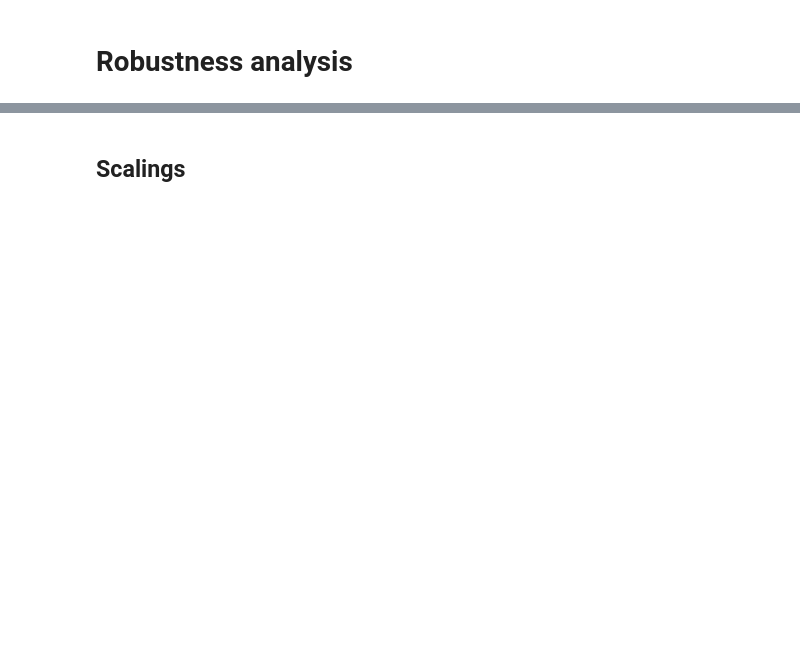
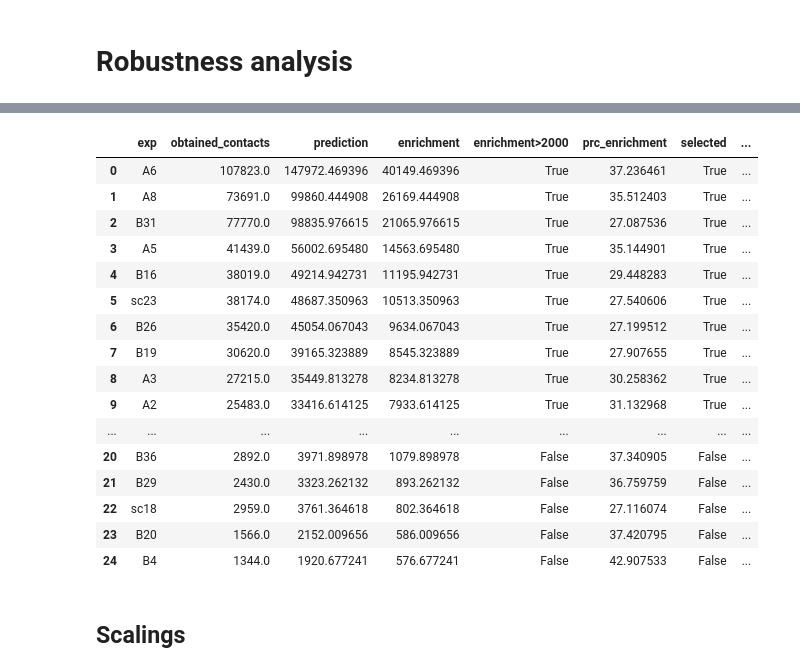
Before and after one commit to agalitsyna/sc_dros, a Jupyter notebook: WD/01_QC.ipynb, the cells around one changed output, grey strips where cells are left out. Saved outputs shown, nothing was run; the diff lists cells and outputs as text; code cells hidden in the pictures; blank space fills up the shorter version.

```diff
--- a/WD/01_QC.ipynb
+++ b/WD/01_QC.ipynb
@@ -44,0 +117,32 @@ plt.legend()
+# %%
+def retrieve_enrichment(x):
+    max_pred = x.loc[x['mode']=='prediction_max', 'pred_y'].values[0]
+    max_obs = x.loc[x['mode']=='observation_max', 'means_y'].values[0]
+    return pd.DataFrame({'obtained_contacts':[max_obs],
+                         'prediction':[max_pred],
+                         'enrichment':[max_pred-max_obs],
+                        'enrichment>2000':[max_pred-max_obs>2000],
+                        'prc_enrichment':[100*(max_pred-max_obs)/max_obs],
+                        'raw_reads':[x['len_idxfa'].values[0][0]]})
+
+df_experiments_selection = df_robustness_processed.groupby('exp').apply(retrieve_enrichment).sort_values('enrichment', ascending=False).reset_index().drop('level_1', axis=1)
+# %%
+df_experiments_selection.head(25)
+# %% [output]
+|  | exp | obtained_contacts | prediction | enrichment | enrichment>2000 | prc_enrichment | selected | ... |
+| 0 | A6 | 107823.0 | 147972.469396 | 40149.469396 | True | 37.236461 | True | ... |
+| 1 | A8 | 73691.0 | 99860.444908 | 26169.444908 | True | 35.512403 | True | ... |
+| 2 | B31 | 77770.0 | 98835.976615 | 21065.976615 | True | 27.087536 | True | ... |
+| 3 | A5 | 41439.0 | 56002.695480 | 14563.695480 | True | 35.144901 | True | ... |
+| 4 | B16 | 38019.0 | 49214.942731 | 11195.942731 | True | 29.448283 | True | ... |
+| 5 | sc23 | 38174.0 | 48687.350963 | 10513.350963 | True | 27.540606 | True | ... |
+| 6 | B26 | 35420.0 | 45054.067043 | 9634.067043 | True | 27.199512 | True | ... |
+| 7 | B19 | 30620.0 | 39165.323889 | 8545.323889 | True | 27.907655 | True | ... |
+| 8 | A3 | 27215.0 | 35449.813278 | 8234.813278 | True | 30.258362 | True | ... |
+| 9 | A2 | 25483.0 | 33416.614125 | 7933.614125 | True | 31.132968 | True | ... |
+| ... | ... | ... | ... | ... | ... | ... | ... | ... |
+| 20 | B36 | 2892.0 | 3971.898978 | 1079.898978 | False | 37.340905 | False | ... |
+| 21 | B29 | 2430.0 | 3323.262132 | 893.262132 | False | 36.759759 | False | ... |
+| 22 | sc18 | 2959.0 | 3761.364618 | 802.364618 | False | 27.116074 | False | ... |
+| 23 | B20 | 1566.0 | 2152.009656 | 586.009656 | False | 37.420795 | False | ... |
+| 24 | B4 | 1344.0 | 1920.677241 | 576.677241 | False | 42.907533 | False | ... |
```
Also changed, not shown: parts of 14 cells of this notebook, 12 other files.
